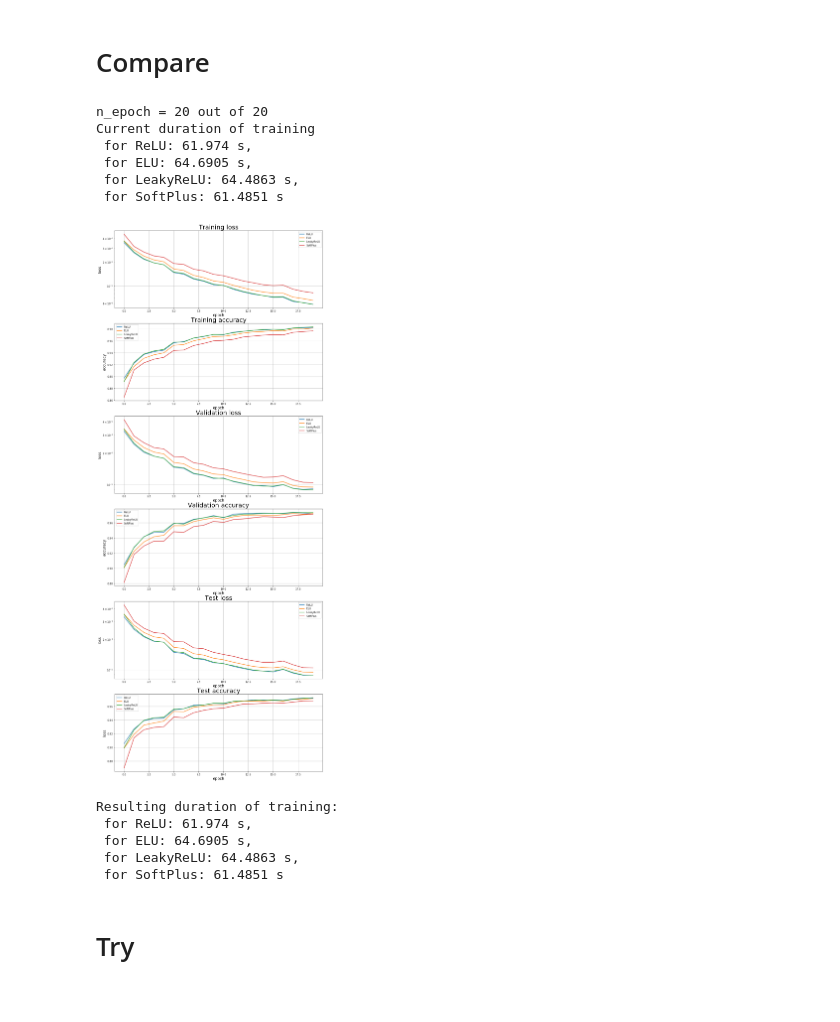
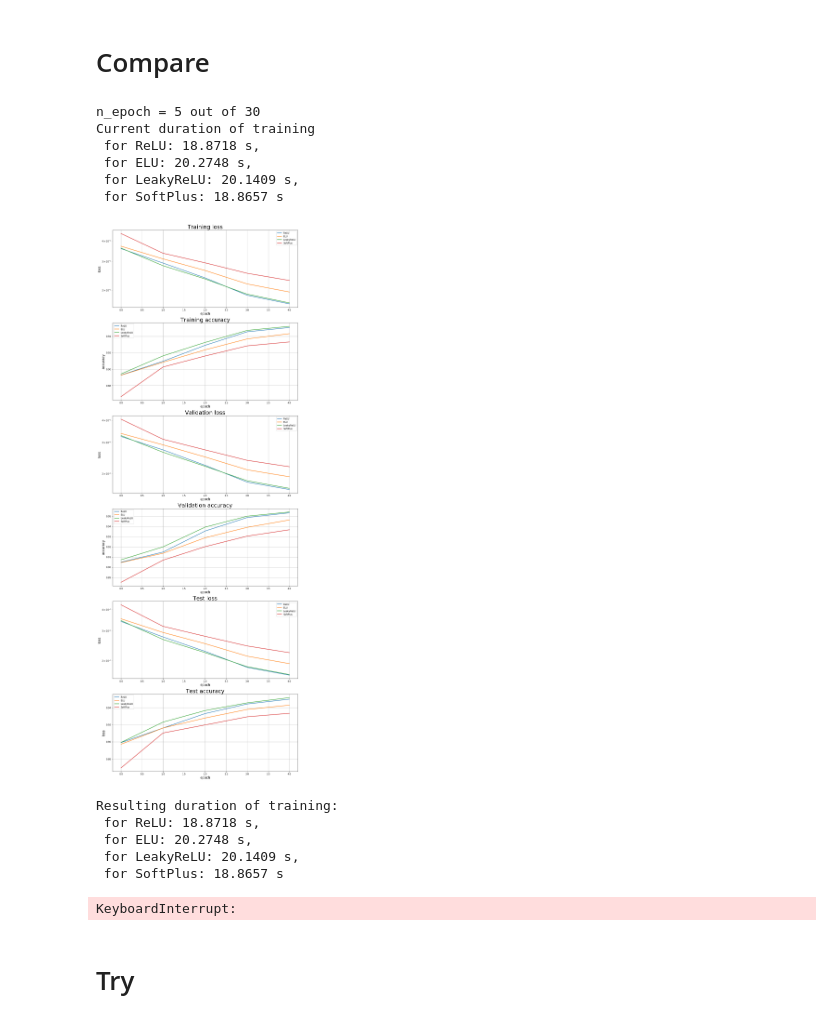
Before and after one commit to dzisandy/Deep-Learning, a Jupyter notebook: HW1/homework_main-basic.ipynb, the cells around one changed output. Drawn from its saved outputs; the diff is of its cells as text; code cells hidden in the pictures.

```diff
--- a/HW1/homework_main-basic.ipynb
+++ b/HW1/homework_main-basic.ipynb
@@ -192,35 +192,35 @@ You would better pick the best optimizer params for each of them, but it is over
 # %%
 # Your code goes here. ################################################
 net_relu = Sequential()
-net_relu.add(Linear(28*28, 100))
+net_relu.add(Linear(28*28, 200))
 net_relu.add(ReLU())
-net_relu.add(Linear(100,10))
+net_relu.add(Linear(200,10))
 net_relu.add(LogSoftMax())
 criterion_relu = ClassNLLCriterion()
 
 net_elu = Sequential()
-net_elu.add(Linear(28*28, 100))
+net_elu.add(Linear(28*28, 200))
 net_elu.add(ELU())
-net_elu.add(Linear(100,10))
+net_elu.add(Linear(200,10))
 net_elu.add(LogSoftMax())
 criterion_elu = ClassNLLCriterion()
 
 net_leakrelu = Sequential()
-net_leakrelu.add(Linear(28*28, 100))
+net_leakrelu.add(Linear(28*28, 200))
 net_leakrelu.add(LeakyReLU())
-net_leakrelu.add(Linear(100,10))
+net_leakrelu.add(Linear(200,10))
 net_leakrelu.add(LogSoftMax())
 criterion_leakrelu = ClassNLLCriterion()
 
 net_soft = Sequential()
-net_soft.add(Linear(28*28, 100))
+net_soft.add(Linear(28*28, 200))
 net_soft.add(SoftPlus())
-net_soft.add(Linear(100,10))
+net_soft.add(Linear(200,10))
 net_soft.add(LogSoftMax())
 criterion_soft = ClassNLLCriterion()
 
 
-n_epoch = 20
+n_epoch = 30
 batch_size = 1000
 optimizer_config = {'learning_rate' : 1e-1, 'momentum': 0.9}
 optimizer_state = {}
@@ -411,44 +411,45 @@ for i in range(n_epoch):
     plt.grid(True)
     plt.legend()
 
 
     plt.subplot(6,1,5)
     plt.title("Test loss", fontsize = 25)
     plt.xlabel("epoch", fontsize = 15)
     plt.ylabel("loss", fontsize = 15)
     plt.semilogy(test_loss_relu, lw = 2, label = 'ReLU')
     plt.semilogy(test_loss_elu, lw = 2, label = 'ELU')
     plt.semilogy(test_loss_leakrelu, lw = 2, label = 'LeakyReLU')
     plt.semilogy(test_loss_soft, lw = 2, label = 'SoftPlus')
     plt.grid(True)
     plt.legend()
 
     plt.subplot(6,1,6)
     plt.title("Test accuracy", fontsize = 25)
     plt.xlabel("epoch", fontsize = 15)
     plt.ylabel("loss", fontsize = 15)
     plt.plot(test_acc_relu, lw = 2, label = 'ReLU')
     plt.plot(test_acc_elu, lw = 2, label = 'ELU')
     plt.plot(test_acc_leakrelu, lw = 2, label = 'LeakyReLU')
     plt.plot(test_acc_soft, lw = 2, label = 'SoftPlus')
     plt.grid(True)
     plt.legend()
 
     plt.show()
     print('Resulting duration of training: \n for ReLU: {} s, \n for ELU: {} s, \n for LeakyReLU: {} s, \n for SoftPlus: {} s'.format(round(time_relu,4), round(time_elu,4), round(time_leakrelu,4), round(time_soft,4)))
 # %% [output]
-n_epoch = 20 out of 20
+n_epoch = 5 out of 30
 Current duration of training
- for ReLU: 61.974 s,
- for ELU: 64.6905 s,
- for LeakyReLU: 64.4863 s,
- for SoftPlus: 61.4851 s
+ for ReLU: 18.8718 s,
+ for ELU: 20.2748 s,
+ for LeakyReLU: 20.1409 s,
+ for SoftPlus: 18.8657 s
-[figure, old version]
+[figure, new version]
 Resulting duration of training:
- for ReLU: 61.974 s,
- for ELU: 64.6905 s,
- for LeakyReLU: 64.4863 s,
- for SoftPlus: 61.4851 s
+ for ReLU: 18.8718 s,
+ for ELU: 20.2748 s,
+ for LeakyReLU: 20.1409 s,
+ for SoftPlus: 18.8657 s
+KeyboardInterrupt:
 # %% [markdown]
 # Try
 # %%
```
Also changed, not shown: parts of 5 cells of this notebook, 1 other file.
